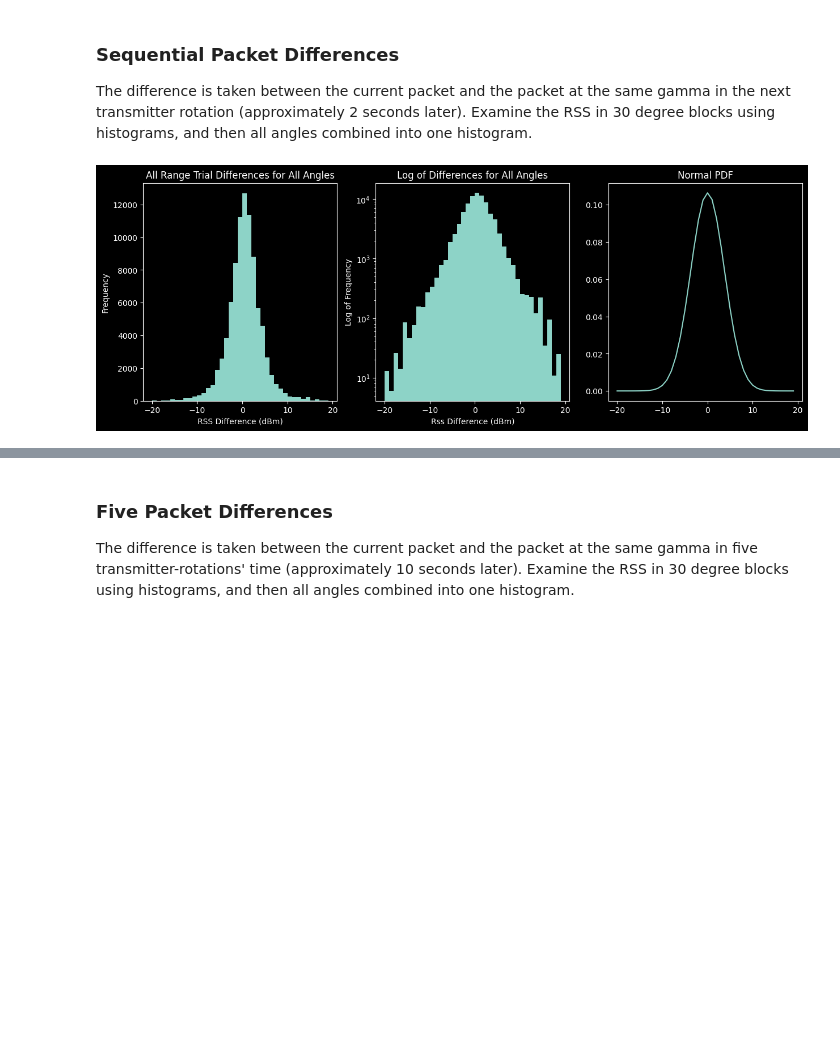
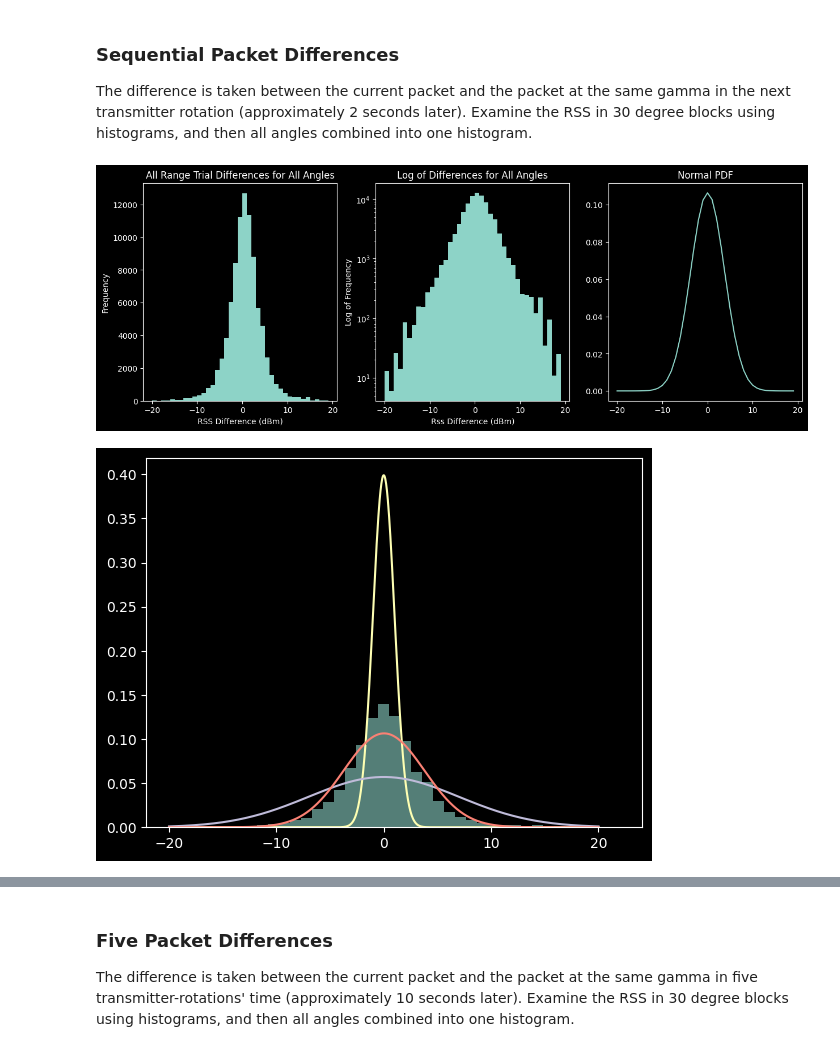
Before and after one commit to SheffieldMLtracking/BLEanalysis, a Jupyter notebook: jupyter/Finley/RSS Differences.ipynb, the cells around one changed output, grey strips where cells are left out. Cells and saved outputs as stored; diff of their text form; code cells hidden in the pictures; blank space fills up the shorter version.

```diff
--- a/jupyter/Finley/RSS Differences.ipynb
+++ b/jupyter/Finley/RSS Differences.ipynb
@@ -165,9 +170,26 @@ def combined_rss_at_gamma_analysis(range_dict, packet_gap):
 
 The difference is taken between the current packet and the packet at the same gamma in the next transmitter rotation (approximately 2 seconds later). Examine the RSS in 30 degree blocks using histograms, and then all angles combined into one histogram.
 # %%
-combined_rss_at_gamma_analysis(range_logs, 1)
+diffs = combined_rss_at_gamma_analysis(range_logs, 1)
+x_axis = np.linspace(-20, 20, 1000)
+
+plt.hist(diffs, bins=41, alpha=0.6, density=True)
+
+y_all = norm.pdf(x_axis, 0, 1)
+y_wide = norm.pdf(x_axis, 0, 7)
+
+plt.plot(x_axis, y_all)
+plt.plot(x_axis, y_wide)
+
+# normal over all diffs
+all_mu, all_std = norm.fit(diffs)
+all_norm = norm.pdf(x_axis, all_mu, all_std)
+plt.plot(x_axis, all_norm)
+
+plt.show()
 # %% [output]
 [figure]
+[figure, added]
 # %%
 range_trial_rss_diffs_in_blocks(range_logs)
 # %% [output]
```
Also changed, not shown: parts of 9 cells of this notebook.
